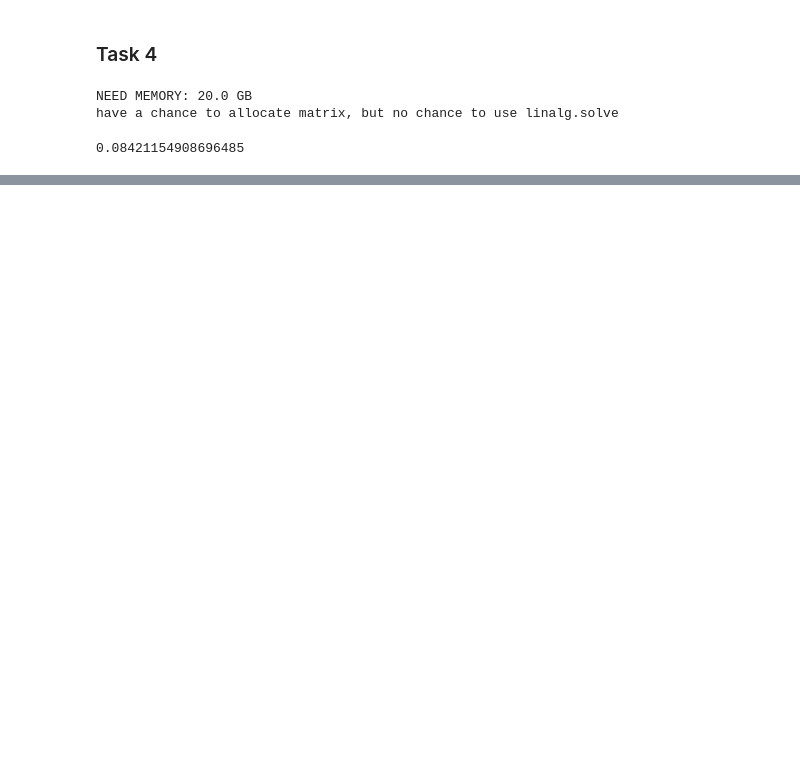
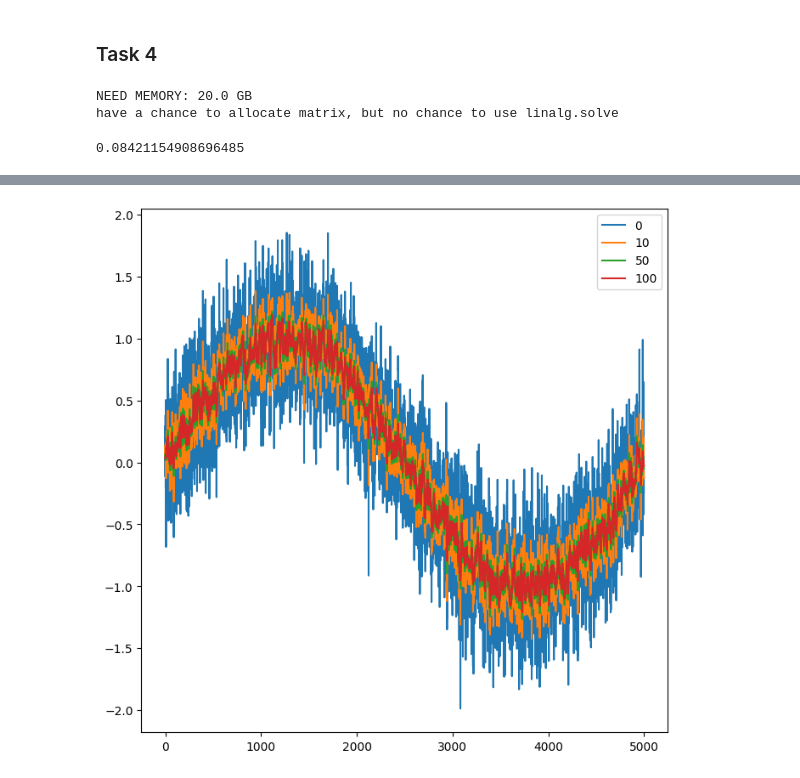
Before and after one commit to Molozey/NumericalMethods, a Jupyter notebook: HW5/Solution.ipynb, the cells around one changed output, grey strips where cells are left out. Cells and saved outputs as stored; diff of their text form; code cells hidden in the pictures; blank space fills up the shorter version.

```diff
--- a/HW5/Solution.ipynb
+++ b/HW5/Solution.ipynb
@@ -102,0 +158,14 @@ print(np.linalg.norm(operator.matvec(x)) / np.linalg.norm(x))
+# %%
+def smooth(gamma_par):
+    one = np.ones(T)
+    diags = np.array([-gamma_par*one, (n + 2*gamma_par)*one, -gamma_par*one])
+    operator = dia_matrix((diags, [-1,0,1]), shape=(T, T)).tocsr()
+    return cg(operator, Y.sum(axis=0), maxiter=50)
+
+plt.figure(figsize=(8, 8))
+for gamma in [0, 10, 50, 100]:
+    plt.plot(smooth(gamma)[0], label=f'{gamma}')
+plt.legend()
+plt.show()
+# %% [output]
+[figure, added]
```
Also changed, not shown: parts of 7 cells of this notebook.
